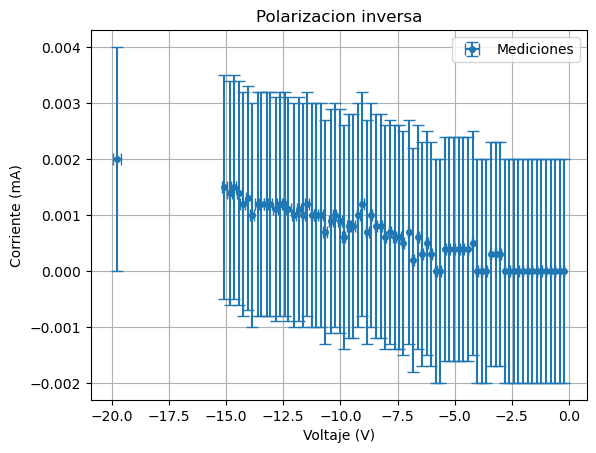
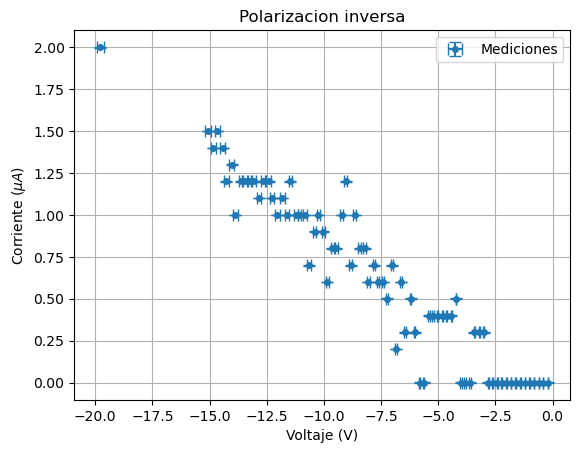
Unified diff of the notebook cell whose output changed from the first chart to the second:
--- before
+++ after
@@ -1,6 +1,9 @@
 #plt.plot(Vd_inv,Id_inv,'.',label='Mediciones')
+#Vd_inv = np.array(Vd_inv)
+Id_inv = np.array(Id_inv)*1e3    #Pasamos a micro amperes
+
 plt.errorbar(Vd_inv,Id_inv,label='Mediciones', xerr=errorX2, yerr=errorY2, marker='o', markersize=4, linestyle = '', capsize=4)
 plt.title('Polarizacion inversa')
-plt.xlabel('Voltaje (V)'), plt.ylabel('Corriente (mA)')
+plt.xlabel('Voltaje (V)'), plt.ylabel(r'Corriente $(\mu A)$')
 plt.grid()
 plt.legend()

Commit: Si